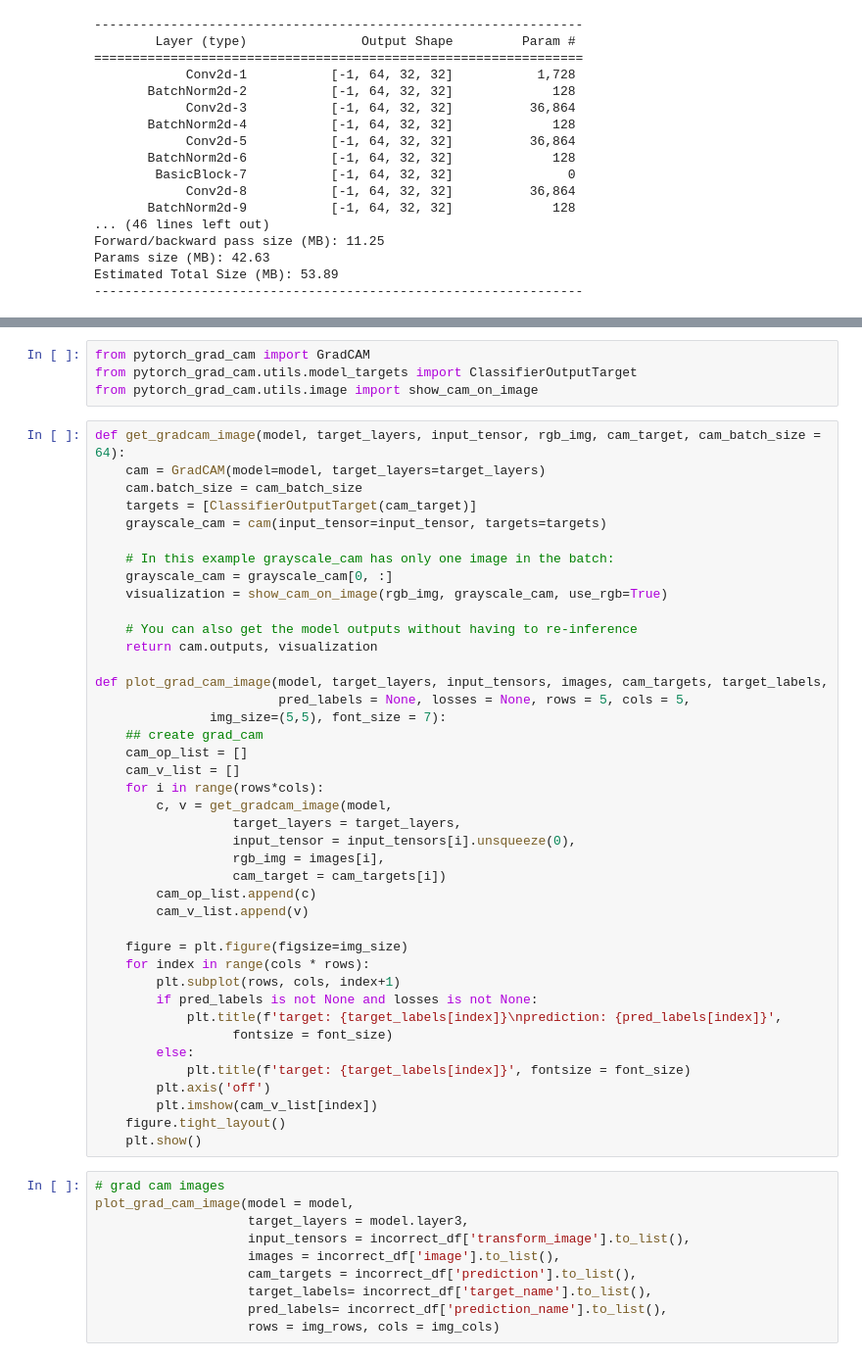
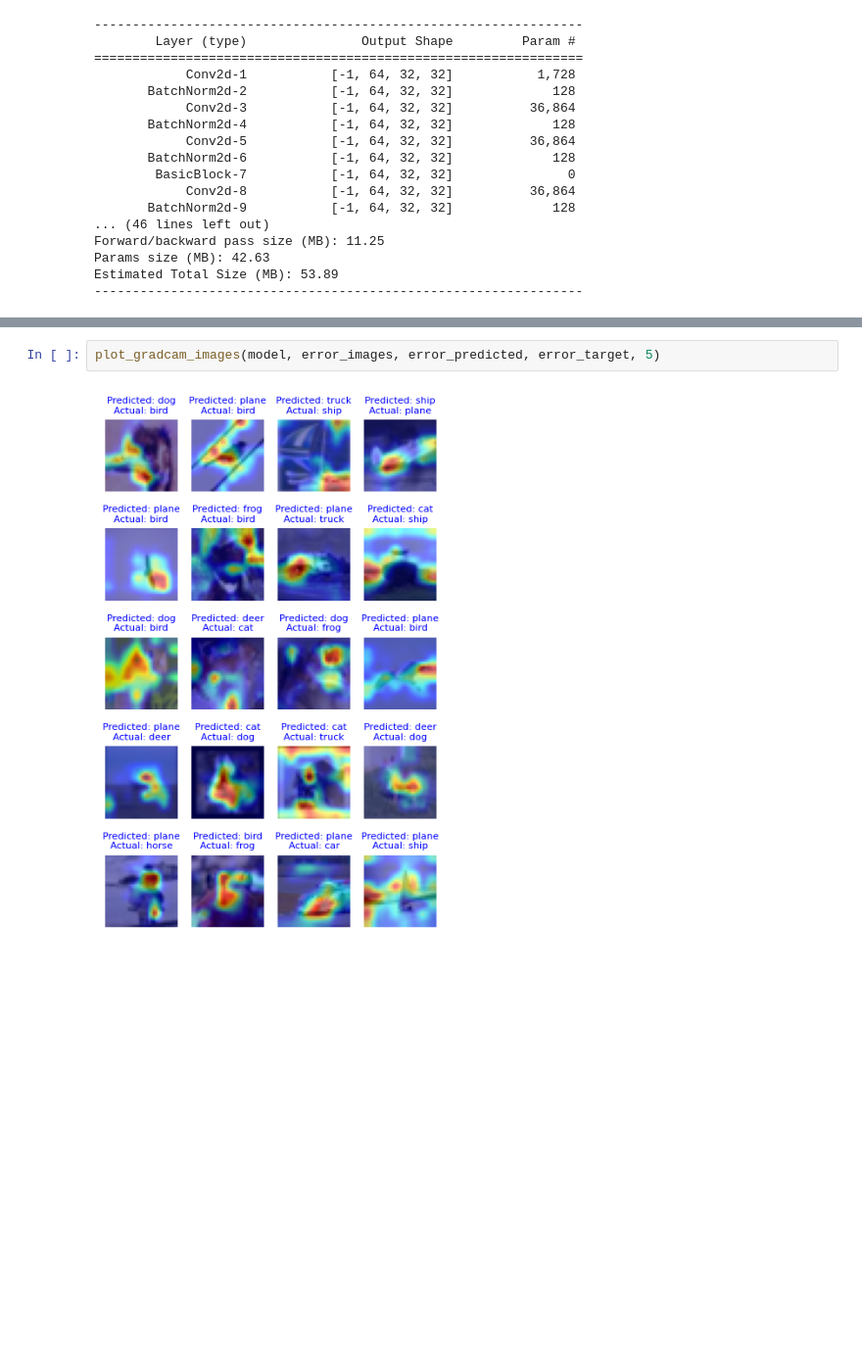
Before and after one commit to atulgupta01/ERA_V2, a Jupyter notebook: Assignment_11/Assignment_11.ipynb, the cells around one changed output, grey strips where cells are left out. Shown at 98% size. Saved outputs shown, nothing was run; the diff lists cells and outputs as text; blank space fills up the shorter version.

```diff
--- a/Assignment_11/Assignment_11.ipynb
+++ b/Assignment_11/Assignment_11.ipynb
@@ -191,55 +171,4 @@ Successfully installed grad-cam-1.5.0 nvidia-cublas-cu12-12.1.3.1 nvidia-cuda-cu
-# %%
-from pytorch_grad_cam import GradCAM
-from pytorch_grad_cam.utils.model_targets import ClassifierOutputTarget
-from pytorch_grad_cam.utils.image import show_cam_on_image
-# %%
-def get_gradcam_image(model, target_layers, input_tensor, rgb_img, cam_target, cam_batch_size = 64):
-    cam = GradCAM(model=model, target_layers=target_layers)
-    cam.batch_size = cam_batch_size
-    targets = [ClassifierOutputTarget(cam_target)]
-    grayscale_cam = cam(input_tensor=input_tensor, targets=targets)
-
-    # In this example grayscale_cam has only one image in the batch:
-    grayscale_cam = grayscale_cam[0, :]
-    visualization = show_cam_on_image(rgb_img, grayscale_cam, use_rgb=True)
-
-    # You can also get the model outputs without having to re-inference
-    return cam.outputs, visualization
-
-def plot_grad_cam_image(model, target_layers, input_tensors, images, cam_targets, target_labels,
-                        pred_labels = None, losses = None, rows = 5, cols = 5,
-               img_size=(5,5), font_size = 7):
-    ## create grad_cam
-    cam_op_list = []
-    cam_v_list = []
-    for i in range(rows*cols):
-        c, v = get_gradcam_image(model,
-                  target_layers = target_layers,
-                  input_tensor = input_tensors[i].unsqueeze(0),
-                  rgb_img = images[i],
-                  cam_target = cam_targets[i])
-        cam_op_list.append(c)
-        cam_v_list.append(v)
-
-    figure = plt.figure(figsize=img_size)
-    for index in range(cols * rows):
-        plt.subplot(rows, cols, index+1)
-        if pred_labels is not None and losses is not None:
-            plt.title(f'target: {target_labels[index]}\nprediction: {pred_labels[index]}',
-                  fontsize = font_size)
-        else:
-            plt.title(f'target: {target_labels[index]}', fontsize = font_size)
-        plt.axis('off')
-        plt.imshow(cam_v_list[index])
-    figure.tight_layout()
-    plt.show()
-# %%
-# grad cam images
-plot_grad_cam_image(model = model,
-                    target_layers = model.layer3,
-                    input_tensors = incorrect_df['transform_image'].to_list(),
-                    images = incorrect_df['image'].to_list(),
-                    cam_targets = incorrect_df['prediction'].to_list(),
-                    target_labels= incorrect_df['target_name'].to_list(),
-                    pred_labels= incorrect_df['prediction_name'].to_list(),
-                    rows = img_rows, cols = img_cols)
+# %%
+plot_gradcam_images(model, error_images, error_predicted, error_target, 5)
+# %% [output]
+[figure, added]
```
Also changed, not shown: parts of 12 cells of this notebook, 6 other files.
